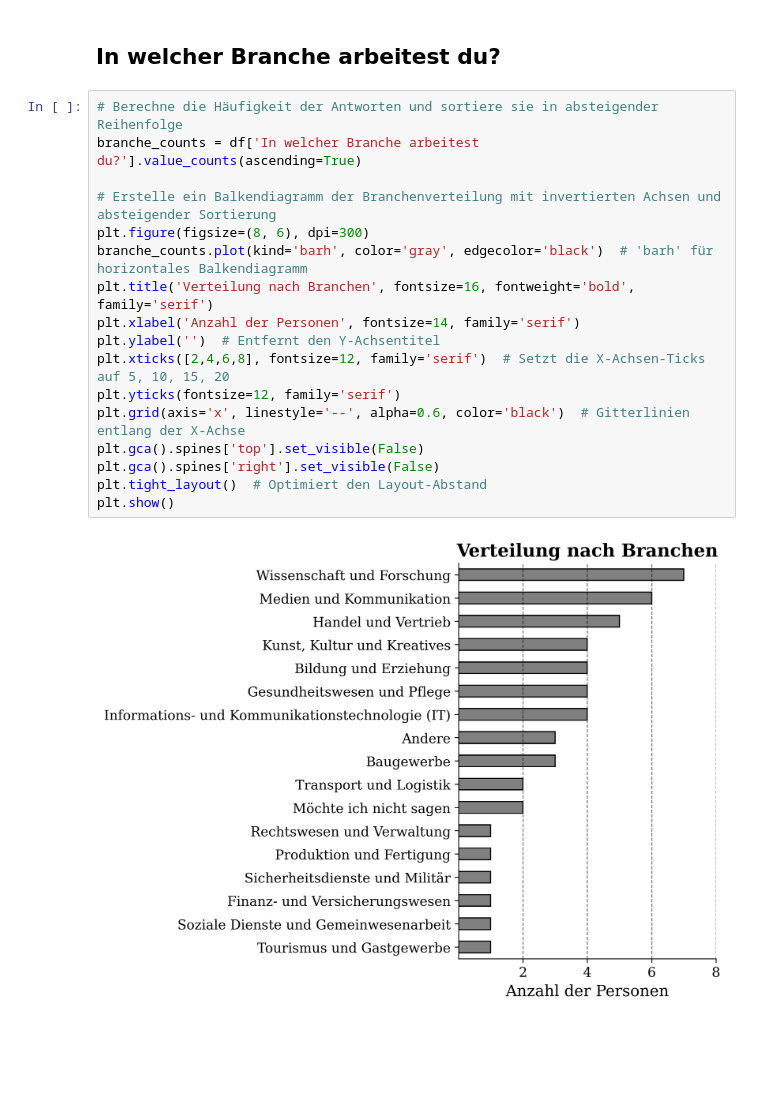
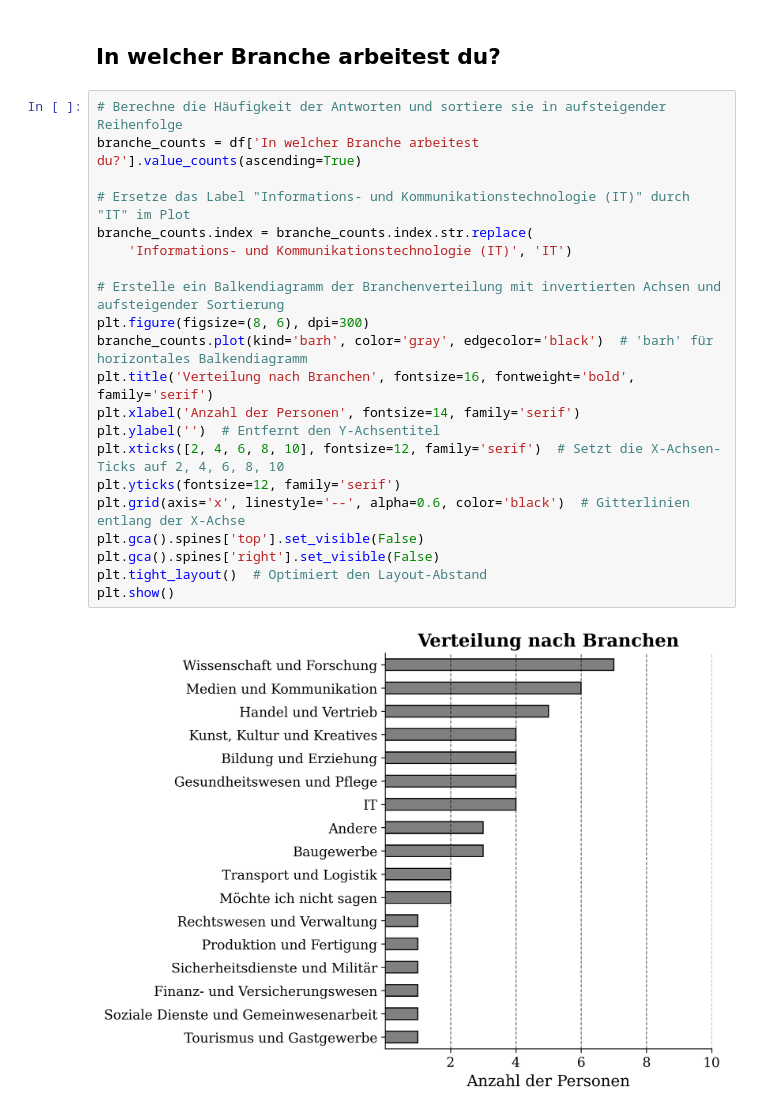
Before and after one commit to JAlbertOfficial/weddingsurvey, a Jupyter notebook: weddingsurvey.ipynb, the cells around one changed output. Cells and saved outputs as stored; diff of their text form; blank space fills up the shorter version.

```diff
--- a/weddingsurvey.ipynb
+++ b/weddingsurvey.ipynb
@@ -513,21 +513,25 @@ plt.grid(axis='x', linestyle='--', alpha=0.6, color='black')  # Gitterlinien ent
 # %% [markdown]
 ## In welcher Branche arbeitest du?
 # %%
-# Berechne die Häufigkeit der Antworten und sortiere sie in absteigender Reihenfolge
+# Berechne die Häufigkeit der Antworten und sortiere sie in aufsteigender Reihenfolge
 branche_counts = df['In welcher Branche arbeitest du?'].value_counts(ascending=True)
 
-# Erstelle ein Balkendiagramm der Branchenverteilung mit invertierten Achsen und absteigender Sortierung
+# Ersetze das Label "Informations- und Kommunikationstechnologie (IT)" durch "IT" im Plot
+branche_counts.index = branche_counts.index.str.replace(
+    'Informations- und Kommunikationstechnologie (IT)', 'IT')
+
+# Erstelle ein Balkendiagramm der Branchenverteilung mit invertierten Achsen und aufsteigender Sortierung
 plt.figure(figsize=(8, 6), dpi=300)
 branche_counts.plot(kind='barh', color='gray', edgecolor='black')  # 'barh' für horizontales Balkendiagramm
 plt.title('Verteilung nach Branchen', fontsize=16, fontweight='bold', family='serif')
 plt.xlabel('Anzahl der Personen', fontsize=14, family='serif')
 plt.ylabel('')  # Entfernt den Y-Achsentitel
-plt.xticks([2,4,6,8], fontsize=12, family='serif')  # Setzt die X-Achsen-Ticks auf 5, 10, 15, 20
+plt.xticks([2, 4, 6, 8, 10], fontsize=12, family='serif')  # Setzt die X-Achsen-Ticks auf 2, 4, 6, 8, 10
 plt.yticks(fontsize=12, family='serif')
 plt.grid(axis='x', linestyle='--', alpha=0.6, color='black')  # Gitterlinien entlang der X-Achse
 plt.gca().spines['top'].set_visible(False)
 plt.gca().spines['right'].set_visible(False)
 plt.tight_layout()  # Optimiert den Layout-Abstand
 plt.show()
 # %% [output]
-[figure, old version]
+[figure, new version]
```
Also changed, not shown: parts of 2 cells of this notebook.
